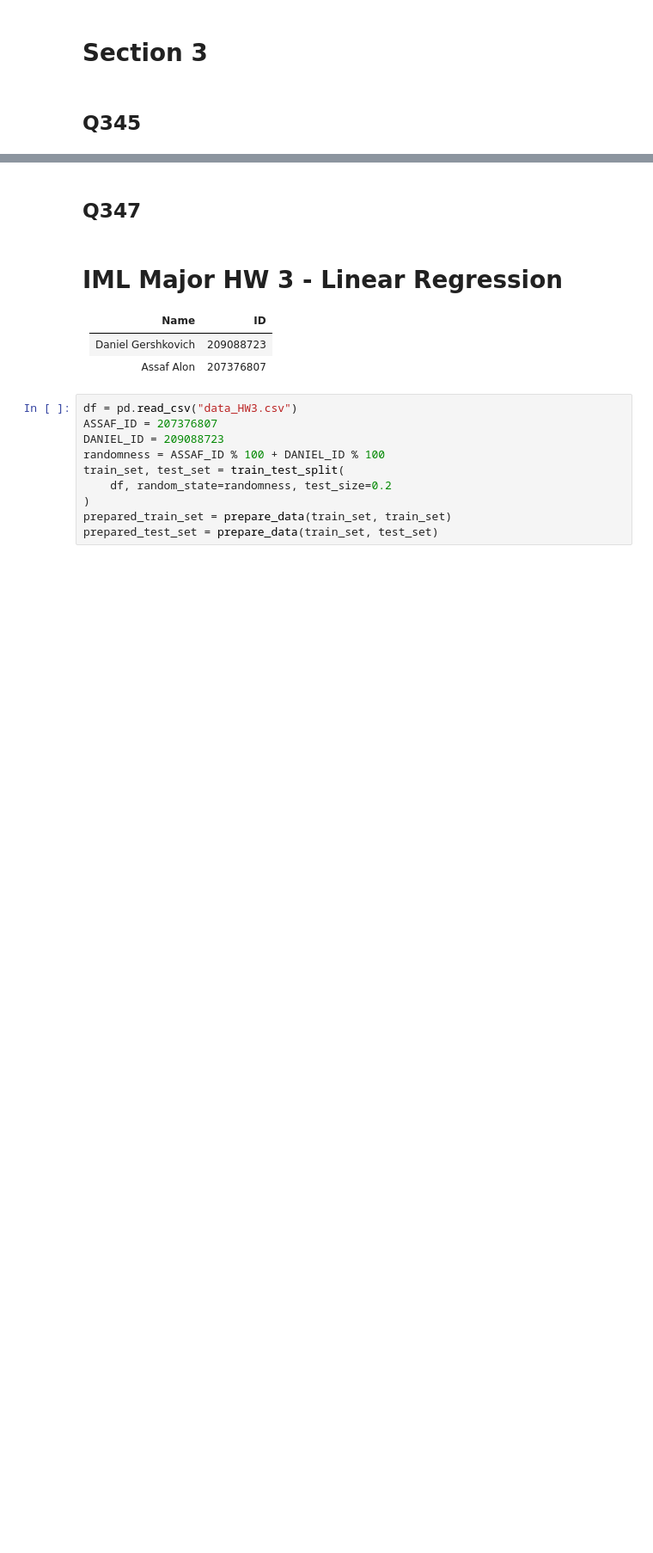
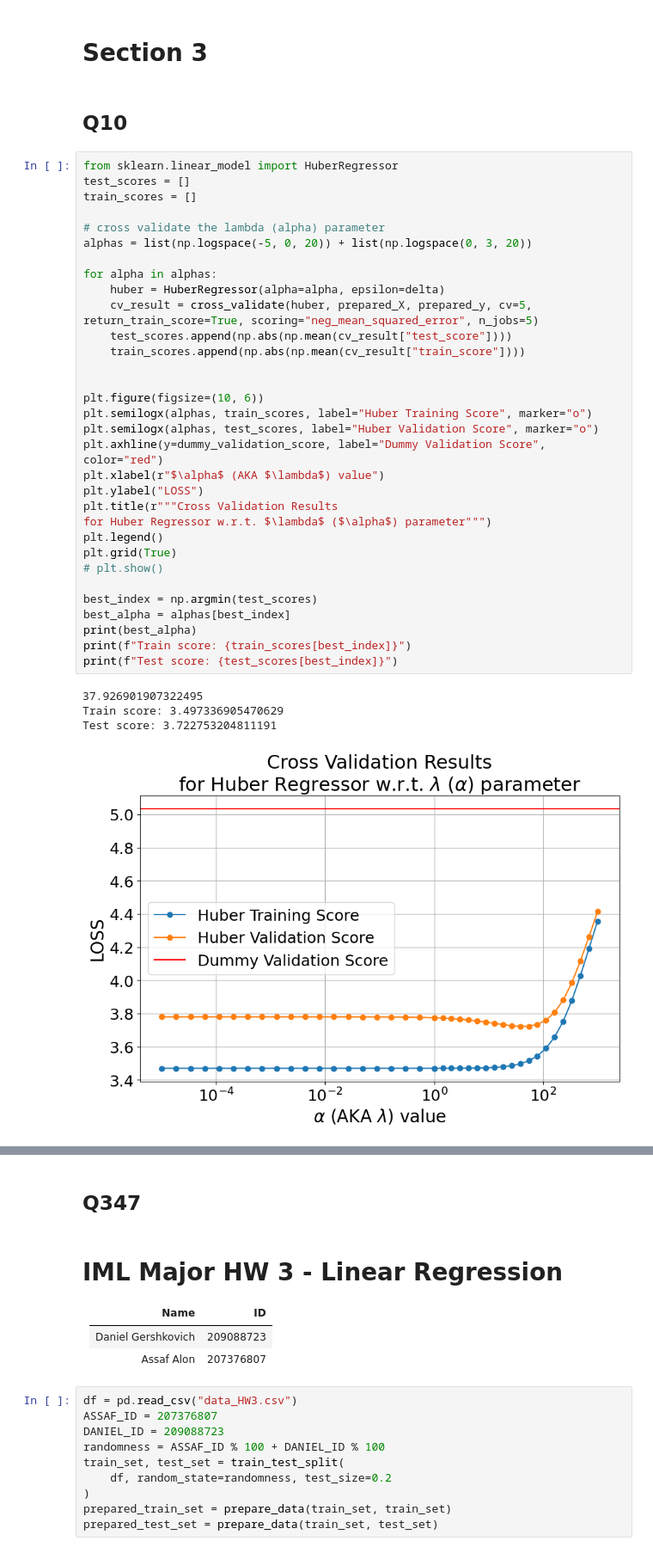
Before and after one commit to dgershko/iml_hw3, a Jupyter notebook: hw3.ipynb, the cells around one changed output, grey strips where cells are left out. Shown at 86% size. Drawn from its saved outputs; the diff is of its cells as text; blank space fills up the shorter version.

```diff
--- a/hw3.ipynb
+++ b/hw3.ipynb
@@ -354,5 +440,42 @@ dummy.fit(prepared_X, prepared_y)  # <-- Saved for future use
 # %% [markdown]
 # Section 3
 # %% [markdown]
-## Q345
+## Q10
+# %%
+from sklearn.linear_model import HuberRegressor
+test_scores = []
+train_scores = []
+
+# cross validate the lambda (alpha) parameter
+alphas = list(np.logspace(-5, 0, 20)) + list(np.logspace(0, 3, 20))
+
+for alpha in alphas:
+    huber = HuberRegressor(alpha=alpha, epsilon=delta)
+    cv_result = cross_validate(huber, prepared_X, prepared_y, cv=5, return_train_score=True, scoring="neg_mean_squared_error", n_jobs=5)
+    test_scores.append(np.abs(np.mean(cv_result["test_score"])))
+    train_scores.append(np.abs(np.mean(cv_result["train_score"])))
+
+
+plt.figure(figsize=(10, 6))
+plt.semilogx(alphas, train_scores, label="Huber Training Score", marker="o")
+plt.semilogx(alphas, test_scores, label="Huber Validation Score", marker="o")
+plt.axhline(y=dummy_validation_score, label="Dummy Validation Score", color="red")
+plt.xlabel(r"$\alpha$ (AKA $\lambda$) value")
+plt.ylabel("LOSS")
+plt.title(r"""Cross Validation Results
+for Huber Regressor w.r.t. $\lambda$ ($\alpha$) parameter""")
+plt.legend()
+plt.grid(True)
+# plt.show()
+
+best_index = np.argmin(test_scores)
+best_alpha = alphas[best_index]
+print(best_alpha)
+print(f"Train score: {train_scores[best_index]}")
+print(f"Test score: {test_scores[best_index]}")
+# %% [output]
+37.926901907322495
+Train score: 3.497336905470629
+Test score: 3.722753204811191
+[figure, added]
 # %% [markdown]
```
Also changed, not shown: parts of 9 cells of this notebook, 1 other file.
